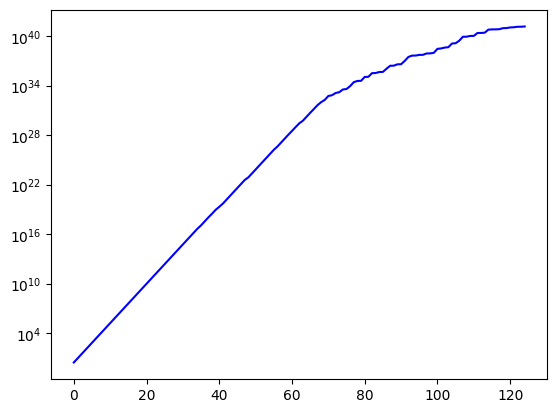
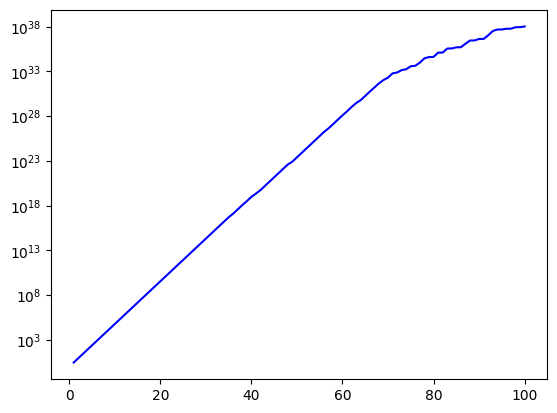
The change to this notebook cell's code, shown as a diff; its figure went from the first image to the second:
--- before
+++ after
@@ -4,5 +4,5 @@
     model_infos, _ = load(bench_folder, max_n_gate=max_n_gate)
     model_param_counts = [int(info['num_freqs'])*2 + 1 for info in model_infos]
-    ax.plot(model_param_counts, label='Number of Parameters', color=data_set_color)
+    ax.plot(np.arange(1, len(model_param_counts) + 1), model_param_counts, label='Number of Parameters', color=data_set_color)
     ax.set_yscale('log')
-plot_classical_surrogate_param_counts(bench_folder="logLossBS", max_n_gate=125)
+plot_classical_surrogate_param_counts(bench_folder="logLossBS", max_n_gate=100)

Commit: Fix x-axis to start at 1 for param plot